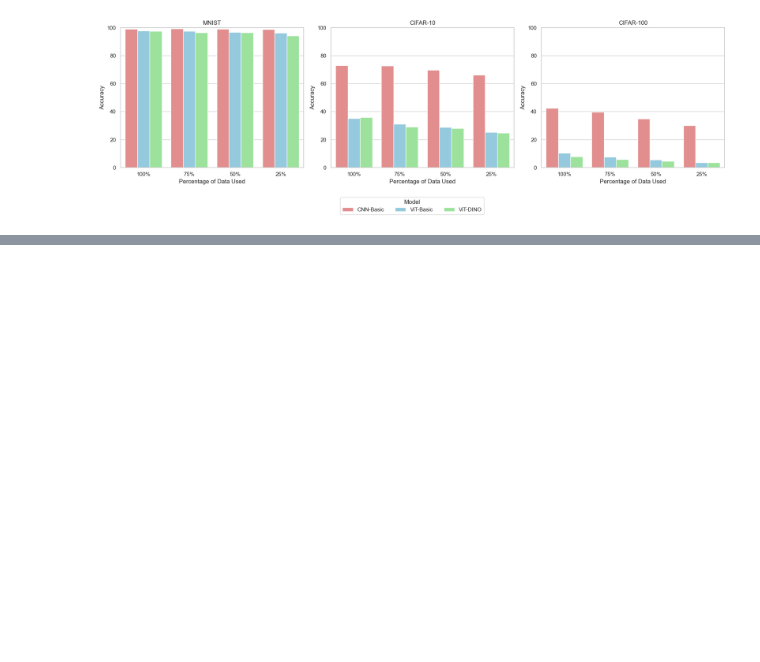
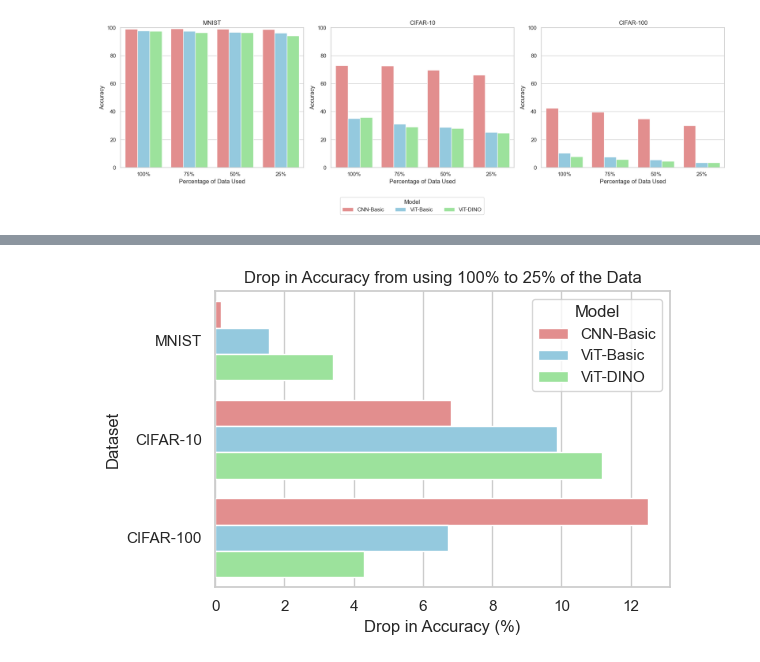
Before and after one commit to pressi-g/pytorch-vit, a Jupyter notebook: notebooks/accuracy_plots.ipynb, the cells around one changed output, grey strips where cells are left out. Saved outputs shown, nothing was run; the diff lists cells and outputs as text; code cells hidden in the pictures; blank space fills up the shorter version.

Commit message:
add decreasing effect plots

```diff
--- a/notebooks/accuracy_plots.ipynb
+++ b/notebooks/accuracy_plots.ipynb
@@ -169,0 +236,15 @@ plt.show()
+# %%
+# plot the data as a side-ways bar plot
+plt.figure(figsize=(6, 4))
+sns.barplot(x='Difference in Accuracy', y='Dataset', hue='Model', data=df_combined, palette={"CNN-Basic": "lightcoral", "ViT-Basic": "skyblue", "ViT-DINO": "lightgreen"})
+plt.title('Drop in Accuracy from using 100% to 25% of the Data')
+plt.xlabel('Drop in Accuracy (%)')
+plt.ylabel('Dataset')
+plt.legend(title='Model', loc='upper right')
+plt.tight_layout()
+
+# Save the plot
+plt.savefig("../notebooks/plots/loss_of_accuracy.pdf", format="pdf")
+plt.show()
+# %% [output]
+[figure, added]
```
Also changed, not shown: parts of 5 cells of this notebook.
